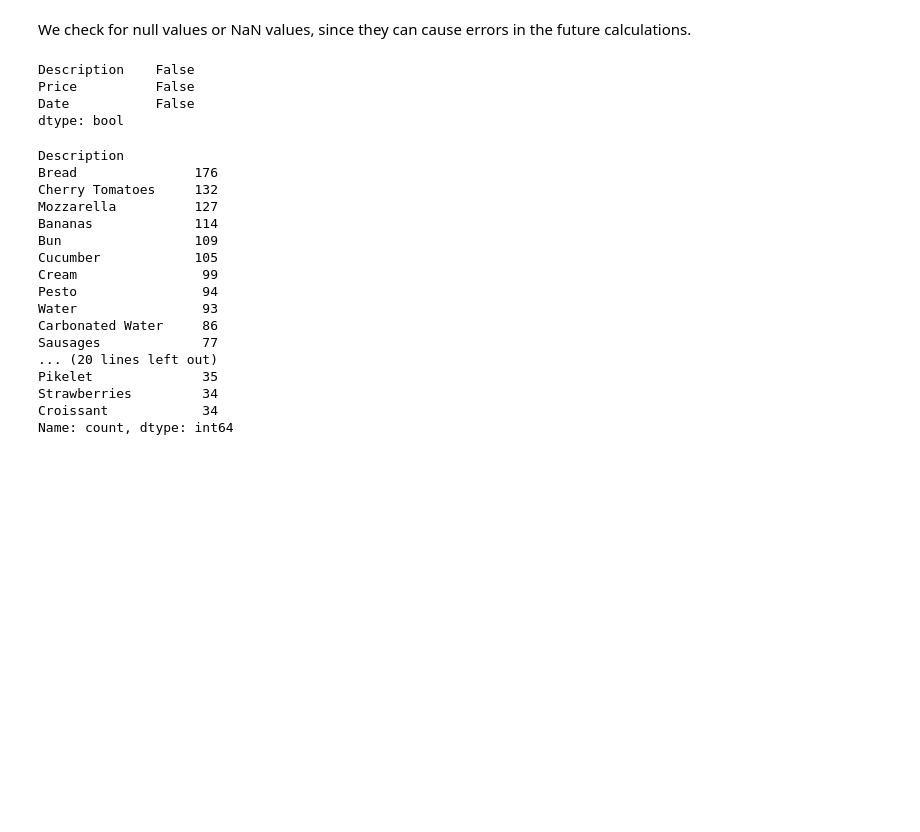
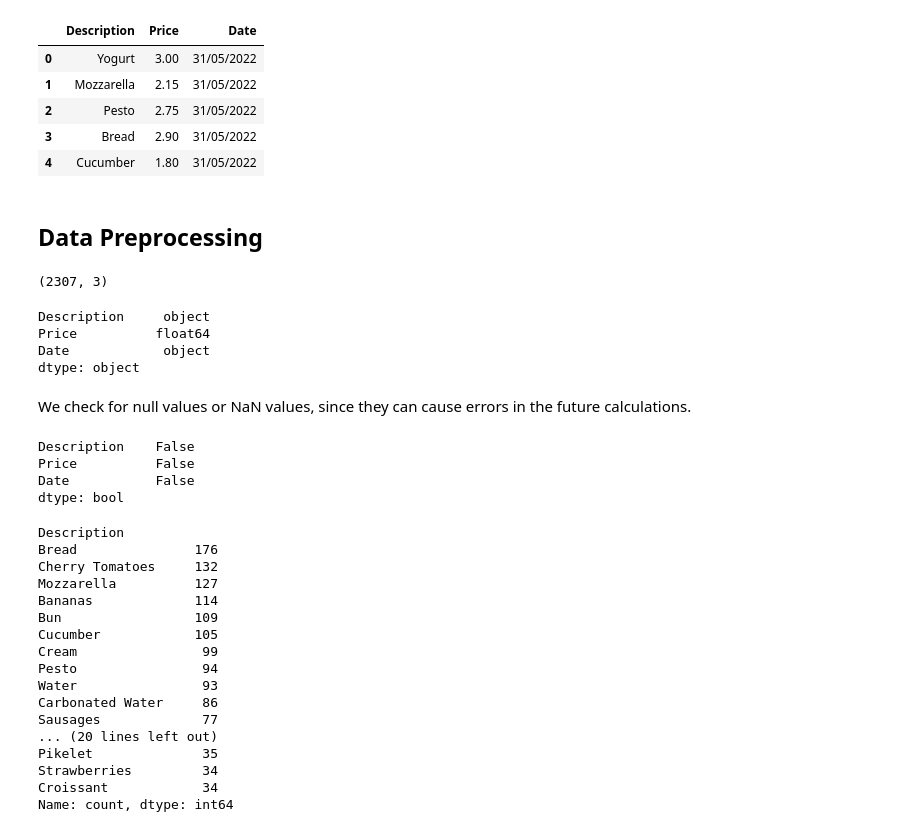
Before and after one commit to tharrmeehan/Swiss-Grocery-Prices, a Jupyter notebook: notebook.ipynb, the cells around one changed output. Cells and saved outputs as stored; diff of their text form; code cells hidden in the pictures; blank space fills up the shorter version.

```diff
--- a/notebook.ipynb
+++ b/notebook.ipynb
@@ -13,5 +31,26 @@ This dataset contains grocery pricing data collected over two years in Switzerla
 # %%
 data = pd.read_csv('data/SwissBills.csv')
+data.head()
+# %% [output]
+|  | Description | Price | Date |
+| 0 | Yogurt | 3.00 | 31/05/2022 |
+| 1 | Mozzarella | 2.15 | 31/05/2022 |
+| 2 | Pesto | 2.75 | 31/05/2022 |
+| 3 | Bread | 2.90 | 31/05/2022 |
+| 4 | Cucumber | 1.80 | 31/05/2022 |
+# %% [markdown]
+## Data Preprocessing
+# %%
+data.shape # Check the shape of the data
+# %% [output]
+(2307, 3)
+# %%
+data.dtypes # Check the data types of the columns
+# %% [output]
+Description     object
+Price          float64
+Date            object
+dtype: object
 # %% [markdown]
 We check for null values or NaN values, since they can cause errors in the future calculations.
 # %%
```
Also changed, not shown: parts of 4 cells of this notebook.
